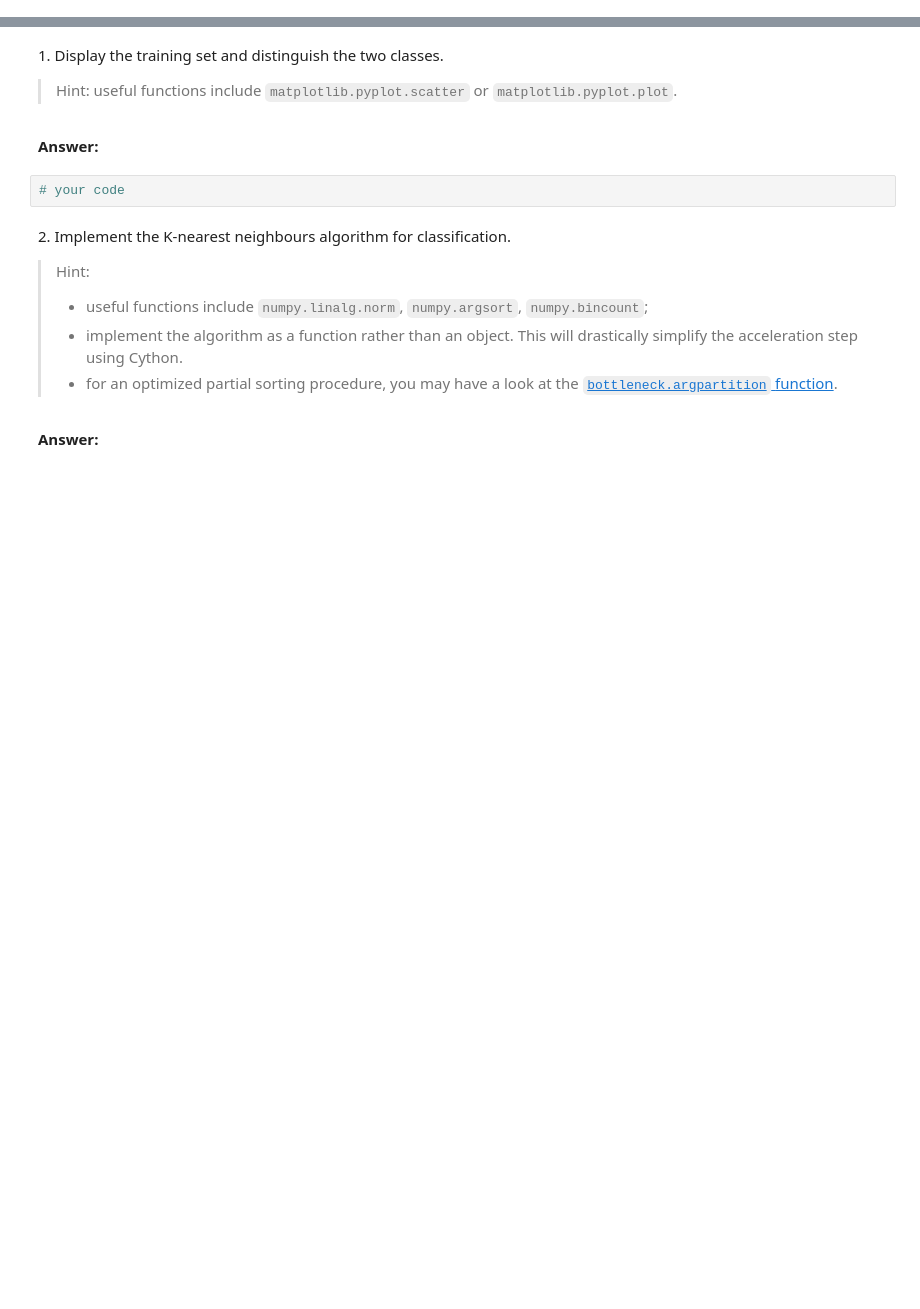
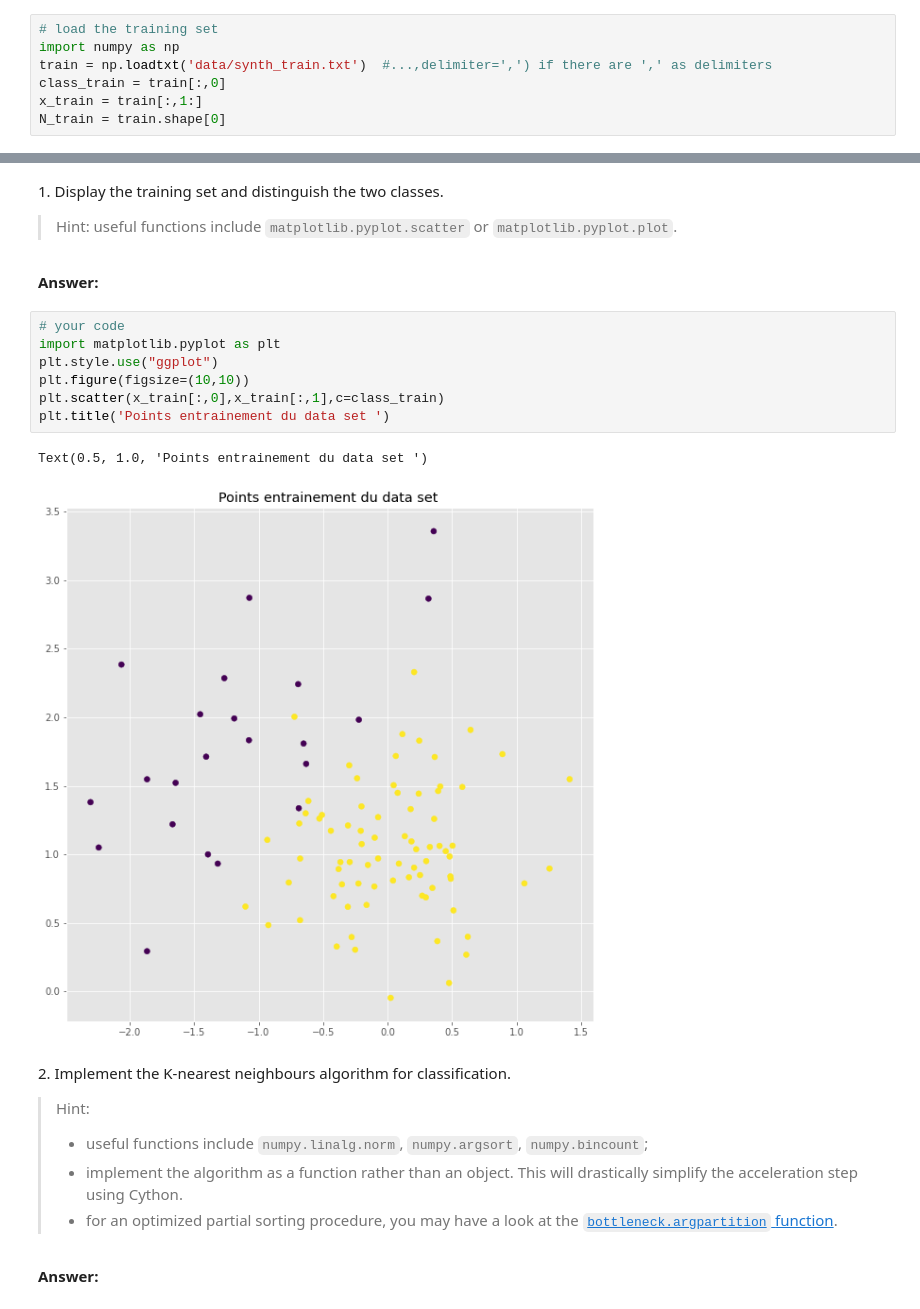
Before and after one commit to VictorCilleros/python_sdia_All, a Jupyter notebook: Labs/Lab4/lab4.ipynb, the cells around one changed output, grey strips where cells are left out. Drawn from its saved outputs; the diff is of its cells as text; blank space fills up the shorter version.

````diff
--- a/Labs/Lab4/lab4.ipynb
+++ b/Labs/Lab4/lab4.ipynb
@@ -47,3 +39,10 @@ N_train = train.shape[0]
+# %%
+# load the training set
+import numpy as np
+train = np.loadtxt('data/synth_train.txt')  #...,delimiter=',') if there are ',' as delimiters
+class_train = train[:,0]
+x_train = train[:,1:]
+N_train = train.shape[0]
 # %% [markdown]
 ```python
 # load the test set
@@ -59,8 +58,16 @@ N_test = test.shape[0]
 > Hint: useful functions include `matplotlib.pyplot.scatter` or `matplotlib.pyplot.plot`.
 # %% [markdown]
 **Answer:**
-# %%
-# your code
+# %%
+# your code
+import matplotlib.pyplot as plt
+plt.style.use("ggplot")
+plt.figure(figsize=(10,10))
+plt.scatter(x_train[:,0],x_train[:,1],c=class_train)
+plt.title('Points entrainement du data set ')
+# %% [output]
+Text(0.5, 1.0, 'Points entrainement du data set ')
+[figure, added]
 # %% [markdown]
 2\. Implement the K-nearest neighbours algorithm for classification.
 
````
Also changed, not shown: parts of 4 cells of this notebook.
